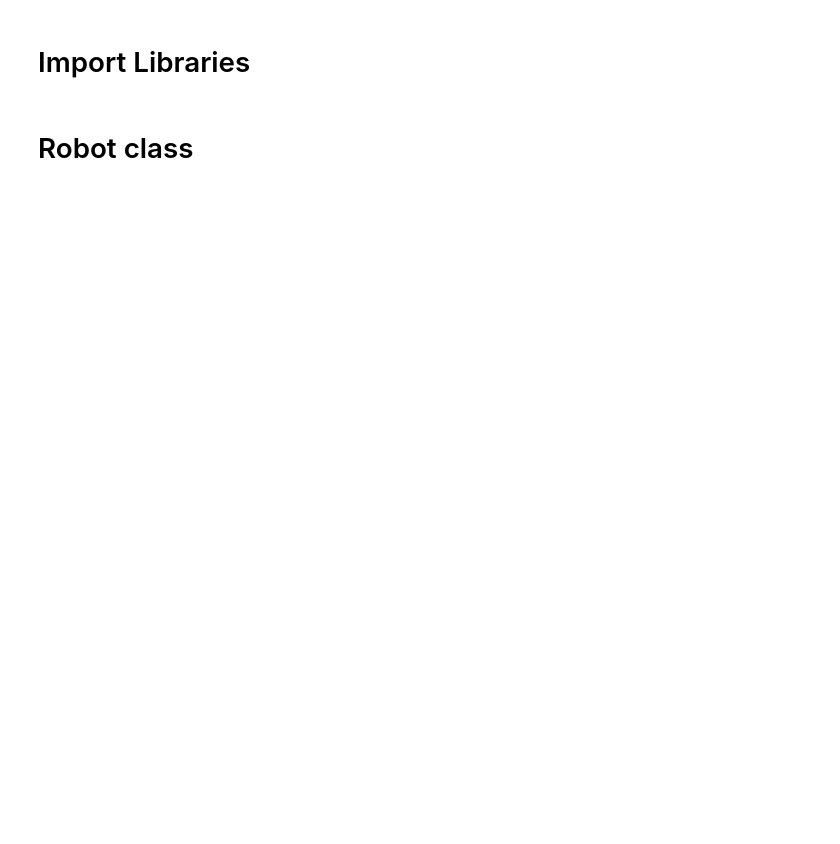
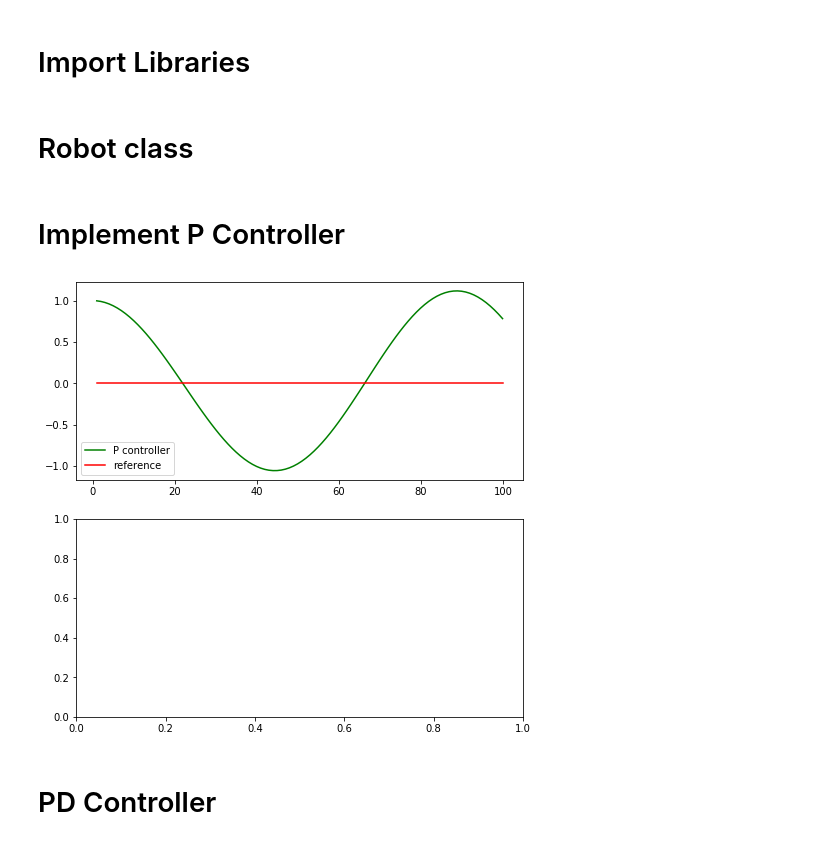
Before and after one commit to PeterForez/CarND-PID-Control-Project, a Jupyter notebook: PID Control Python/PID Control.ipynb, the cells around one changed output. Saved outputs shown, nothing was run; the diff lists cells and outputs as text; code cells hidden in the pictures; blank space fills up the shorter version.

```diff
--- a/PID Control Python/PID Control.ipynb
+++ b/PID Control Python/PID Control.ipynb
@@ -46,7 +64,7 @@ class Robot(object):
     def move(self, steering, distance, tolerance=0.001, max_steering_angle=np.pi / 4.0):
         """
         steering = front wheel steering angle, limited by max_steering_angle
-        distance = total distance driven, most be non-negative
+        distance = total distance driven, must be non-negative
         """
         if steering > max_steering_angle:
             steering = max_steering_angle
@@ -93 +111,28 @@ def make_robot():
     return robot
+# %% [markdown]
+# Implement P Controller
+# %%
+def run(robot, tau, n=100, speed=1.0):
+    x_trajectory = []
+    y_trajectory = []
+    for i in range(n):
+        cte = robot.y
+        steer = -tau * cte
+        robot.move(steer, speed)
+        x_trajectory.append(robot.x)
+        y_trajectory.append(robot.y)
+    return x_trajectory, y_trajectory
+# %%
+robot = Robot()
+robot.set(0, 1, 0)
+x_trajectory, y_trajectory = run(robot, 0.1)
+n = len(x_trajectory)
+
+fig, (ax1, ax2) = plt.subplots(2, 1, figsize=(8, 8))
+ax1.plot(x_trajectory, y_trajectory, 'g', label='P controller')
+ax1.plot(x_trajectory, np.zeros(n), 'r', label='reference');
+ax1.legend();
+# %% [output]
+[figure, added]
+# %% [markdown]
+# PD Controller
```
Also changed, not shown: parts of 14 cells of this notebook, 3 other files.
